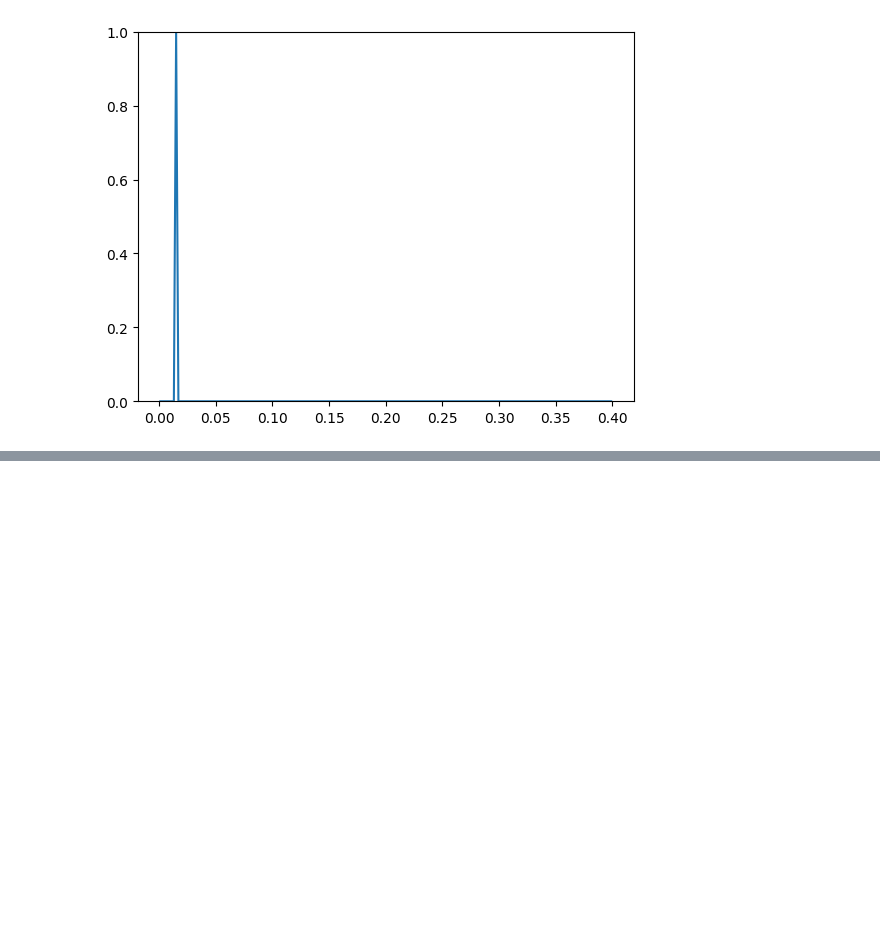
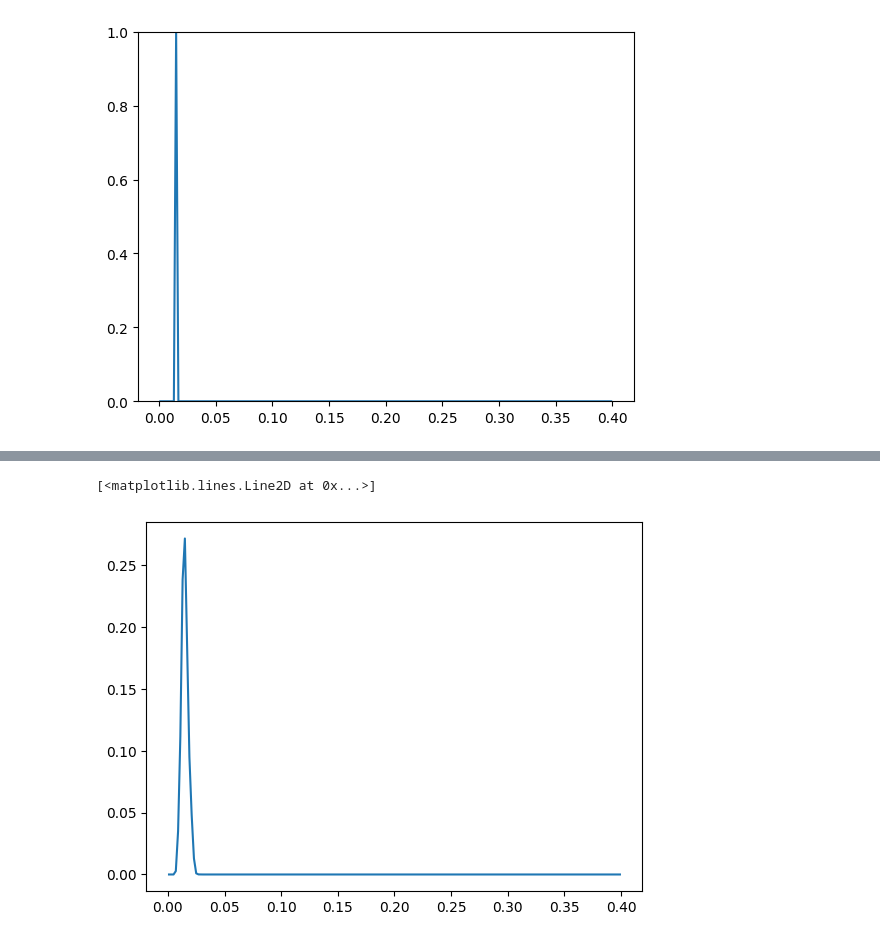
Before and after one commit to lionelkiel/Robustness-Metric, a Jupyter notebook: Distributions_per_network_using_dataset.ipynb, the cells around one changed output, grey strips where cells are left out. Cells and saved outputs as stored; diff of their text form; code cells hidden in the pictures; blank space fills up the shorter version.

```diff
--- a/Distributions_per_network_using_dataset.ipynb
+++ b/Distributions_per_network_using_dataset.ipynb
@@ -292,0 +389,7 @@ MovieWriter ffmpeg unavailable; using Pillow instead.
+# %%
+final_distr = np.array(final_distr)
+means = np.mean(final_distr, axis = 0)
+plt.plot(a,means)
+# %% [output]
+[<matplotlib.lines.Line2D at 0x...>]
+[figure, added]
```
Also changed, not shown: parts of 13 cells of this notebook, 16 other files.
